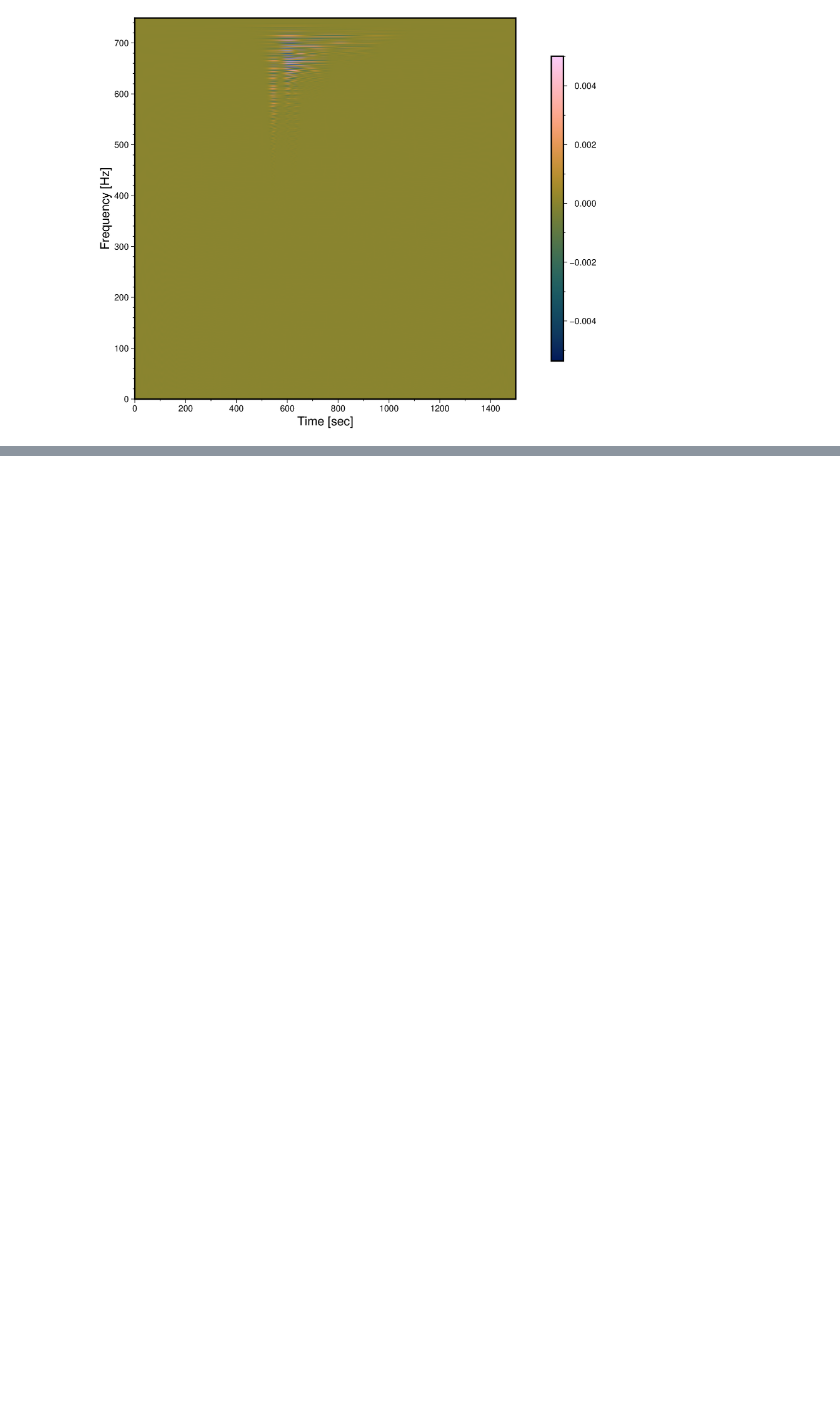
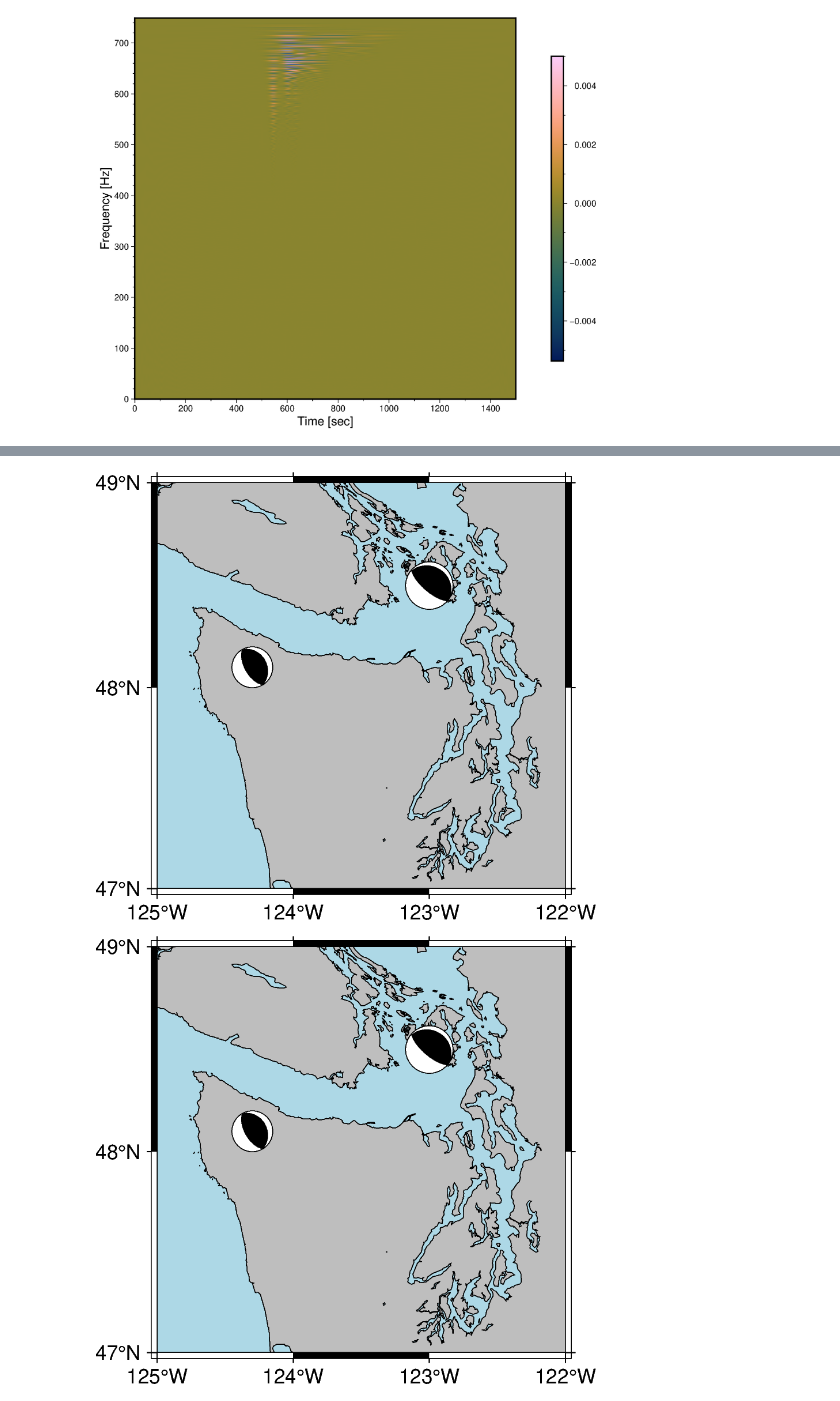
Before and after one commit to brioglade/gmt, a Jupyter notebook: pygmt2.ipynb, the cells around one changed output, grey strips where cells are left out. Drawn from its saved outputs; the diff is of its cells as text; code cells hidden in the pictures; blank space fills up the shorter version.

```diff
--- a/pygmt2.ipynb
+++ b/pygmt2.ipynb
@@ -128,0 +149,68 @@ fig.show()
+# %%
+# source: https://www.pygmt.org/dev/gallery/seismology/meca.html#sphx-glr-gallery-seismology-meca-py
+# last access: 2022/11/15
+# strongly modified
+
+import pygmt
+
+# store focal mechanisms parameters in a dictionary, using the aki convention
+focal_mechanism = dict(
+    strike=[330, 300],
+    dip=[30, 20],
+    rake=[90, 80],
+    magnitude=[3.0, 3.5],
+)
+
+# -----------------------------------------------------------------------------
+# (I) pass a dictionary to the "spec" parameter
+fig = pygmt.Figure()
+
+# generate a basic map near Washington state showing coastlines, land, and water
+fig.coast(
+    region=[-125, -122, 47, 49],
+    projection="M6c", # Mercator projection with width 6 cm
+    land="grey",
+    water="lightblue",
+    shorelines=True,
+    frame="a",
+)
+
+# pass focal mechanism data to the "spec" parameter
+fig.meca(
+    spec=focal_mechanism, # <<< use dictionary
+    scale="1c",
+    longitude=[-124.3, -123], # event longitude
+    latitude=[48.1, 48.5], # event latitude
+    depth=[12.0, 10.0], # hypocentral depth
+)
+
+fig.show()
+# fig.savefig(fname="meca_two_events_dict.png")
+
+
+# -----------------------------------------------------------------------------
+# (II) read focal mechanism data from file
+fig = pygmt.Figure()
+
+# generate a basic map near Washington state showing coastlines, land, and water
+fig.coast(
+    region=[-125, -122, 47, 49],
+    projection="M6c",
+    land="grey",
+    water="lightblue",
+    shorelines=True,
+    frame="a",
+)
+
+# pass focal mechanism data to the "spec" parameter
+fig.meca(
+    spec="/content/drive/MyDrive/gmt_meca_aki.txt", # <<< read from file
+    scale="1c",
+    convention="aki",
+)
+
+fig.show()
+fig.savefig(fname="meca_two_events_file.png")
+# %% [output]
+[figure, added]
+[figure, added]
```
Also changed, not shown: parts of 2 cells of this notebook.
